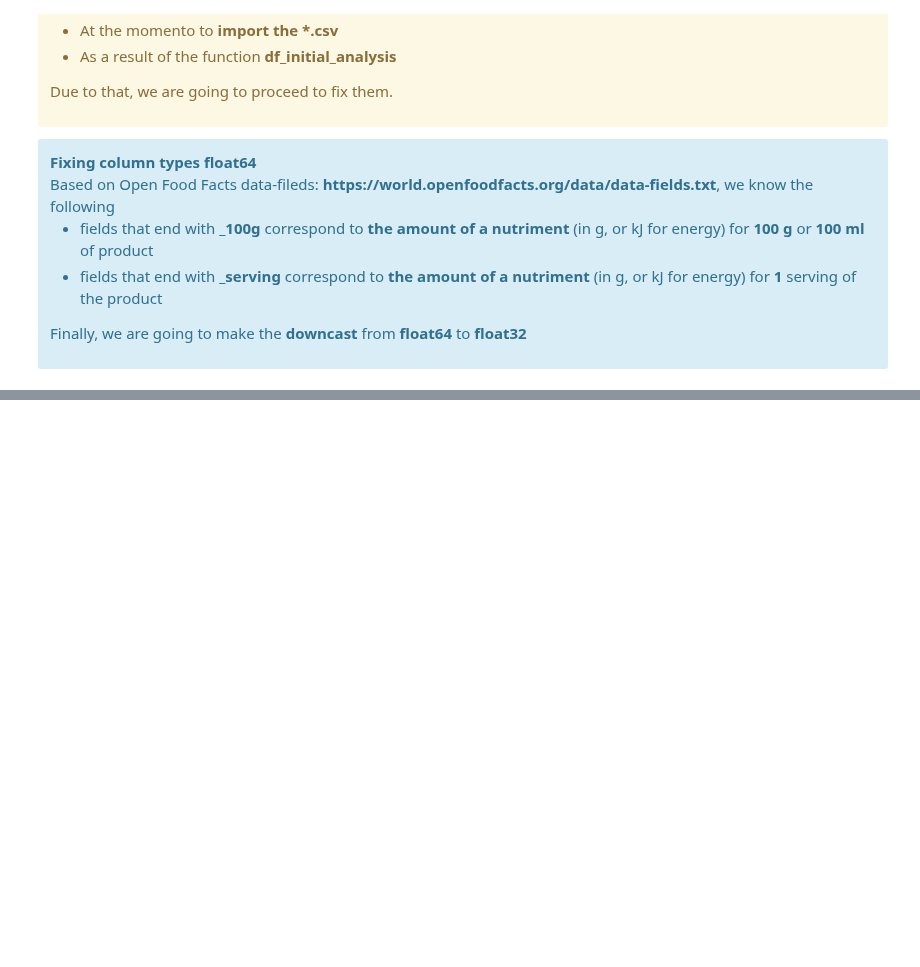
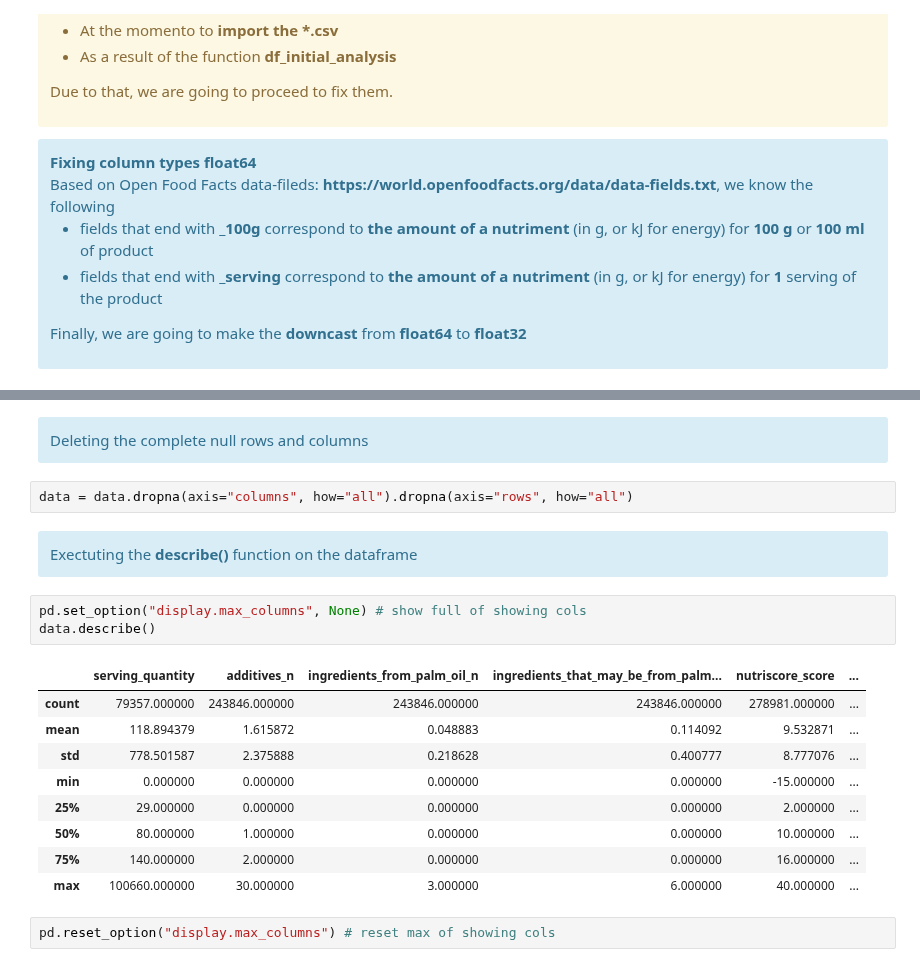
Before and after one commit to samirhinojosa/OC-P3-design-application-public-health, a Jupyter notebook: cleaning_notebook.ipynb, the cells around one changed output, grey strips where cells are left out. Drawn from its saved outputs; the diff is of its cells as text; blank space fills up the shorter version.

```diff
--- a/cleaning_notebook.ipynb
+++ b/cleaning_notebook.ipynb
@@ -297,0 +486,25 @@ Finally, we are going to make the <b>downcast</b> from <b>float64</b> to <b>floa
+# %% [markdown]
+<div class="alert alert-block alert-info">
+Deleting the complete null rows and columns
+</div>
+# %%
+data = data.dropna(axis="columns", how="all").dropna(axis="rows", how="all")
+# %% [markdown]
+<div class="alert alert-block alert-info">
+Exectuting the <b>describe()</b> function on the dataframe
+</div>
+# %%
+pd.set_option("display.max_columns", None) # show full of showing cols
+data.describe()
+# %% [output]
+|  | serving_quantity | additives_n | ingredients_from_palm_oil_n | ingredients_that_may_be_from_palm... | nutriscore_score | ... |
+| count | 79357.000000 | 243846.000000 | 243846.000000 | 243846.000000 | 278981.000000 | ... |
+| mean | 118.894379 | 1.615872 | 0.048883 | 0.114092 | 9.532871 | ... |
+| std | 778.501587 | 2.375888 | 0.218628 | 0.400777 | 8.777076 | ... |
+| min | 0.000000 | 0.000000 | 0.000000 | 0.000000 | -15.000000 | ... |
+| 25% | 29.000000 | 0.000000 | 0.000000 | 0.000000 | 2.000000 | ... |
+| 50% | 80.000000 | 1.000000 | 0.000000 | 0.000000 | 10.000000 | ... |
+| 75% | 140.000000 | 2.000000 | 0.000000 | 0.000000 | 16.000000 | ... |
+| max | 100660.000000 | 30.000000 | 3.000000 | 6.000000 | 40.000000 | ... |
+# %%
+pd.reset_option("display.max_columns") # reset max of showing cols
```
Also changed, not shown: parts of 20 cells of this notebook.
